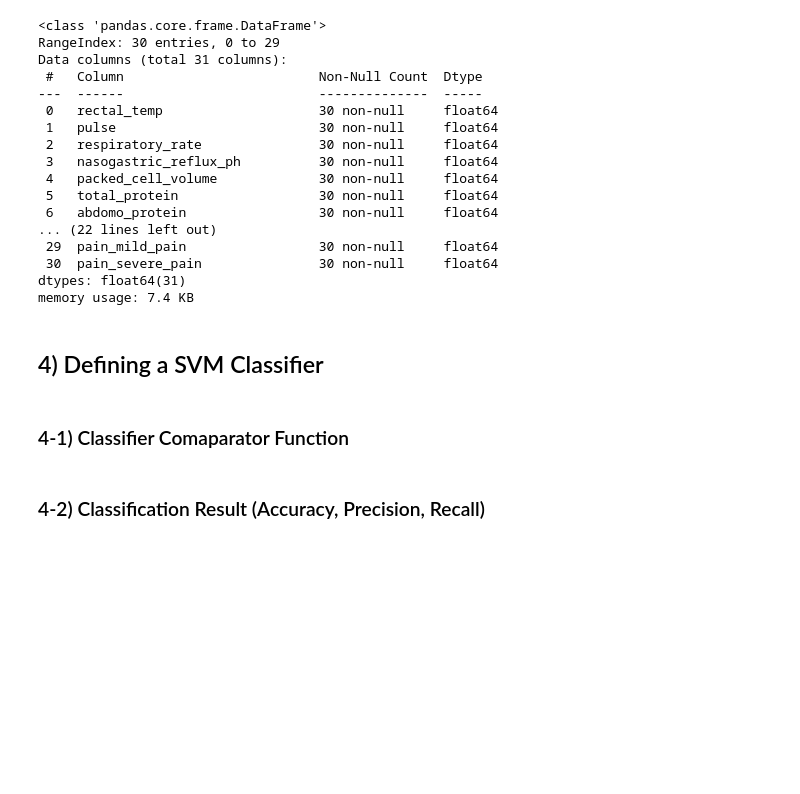
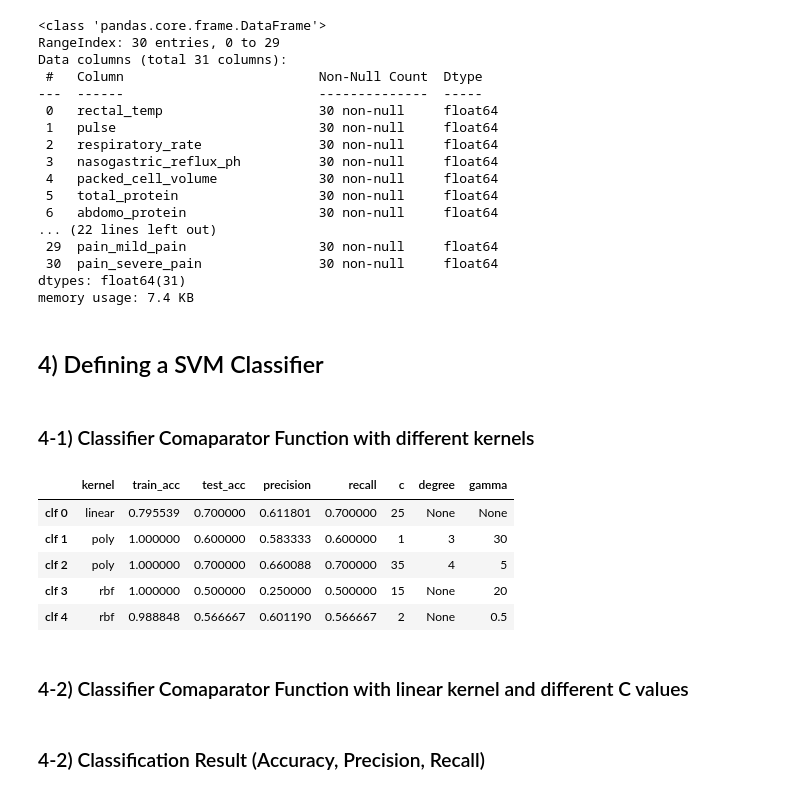
Before and after one commit to MehranZdi/horse_survival, a Jupyter notebook: horse_survival.ipynb, the cells around one changed output. Drawn from its saved outputs; the diff is of its cells as text; code cells hidden in the pictures; blank space fills up the shorter version.

Commit message:
add a function to compare classifiers with different kernels.

```diff
--- a/horse_survival.ipynb
+++ b/horse_survival.ipynb
@@ -398,7 +403,57 @@ memory usage: 7.4 KB
 # %% [markdown]
 ## 4) Defining a SVM Classifier
 # %% [markdown]
-### 4-1) Classifier Comaparator Function
+### 4-1) Classifier Comaparator Function with different kernels
+# %%
+def kernel_comparator(clf_num, c, kernel, x_train, y_train, x_test, y_test, degree=-1, gamma=-1):
+    history = dict()
+    if gamma > 0 and degree < 0 :
+        clf = SVC(C = c, kernel=kernel, gamma=gamma)
+        degree='None'
+
+    elif degree > 0 and gamma >0:
+        clf = SVC(C = c, kernel=kernel, degree=degree, gamma=gamma)
+
+    else:
+        clf = SVC(C = c, kernel=kernel)
+        degree = 'None'
+        gamma = 'None'
+
+    clf.fit(x_train, y_train)
+    train_acc = clf.score(x_train, y_train)
+    test_acc = clf.score(x_test, y_test)
+    y_pred = clf.predict(x_test)
+    precision = precision_score(y_test, y_pred, average='weighted')
+    recall = recall_score(y_test, y_pred, average='weighted')
+    history[clf_num] = [kernel, train_acc, test_acc, precision, recall, c, degree, gamma]
+    return history
+# %%
+clf0 = kernel_comparator(0, 25, 'linear', x_train_transformed, y_train, x_test_transformed, y_test)
+clf1 = kernel_comparator(1, 1, 'poly', x_train_transformed, y_train, x_test_transformed, y_test, degree=3, gamma=30)
+clf2 = kernel_comparator(2, 35, 'poly', x_train_transformed, y_train, x_test_transformed, y_test, degree=4, gamma=5)
+clf3 = kernel_comparator(3, 15, 'rbf', x_train_transformed, y_train, x_test_transformed, y_test, gamma=20)
+clf4 = kernel_comparator(4, 2, 'rbf', x_train_transformed, y_train, x_test_transformed, y_test, gamma=0.5)
+# %%
+evals_list = [clf0, clf1, clf2, clf3, clf4]
+histories = {}
+counter = 0
+for dict in evals_list:
+    for key in dict.keys():
+        clf_num = 'clf' + ' ' + str(key)
+        histories[clf_num] = dict[key]
+        counter += 1
+
+model_result = pd.DataFrame(histories.values(), index=histories.keys(), columns=['kernel', 'train_acc', 'test_acc', 'precision', 'recall', 'c', 'degree', 'gamma'])
+model_result
+# %% [output]
+|  | kernel | train_acc | test_acc | precision | recall | c | degree | gamma |
+| clf 0 | linear | 0.795539 | 0.700000 | 0.611801 | 0.700000 | 25 | None | None |
+| clf 1 | poly | 1.000000 | 0.600000 | 0.583333 | 0.600000 | 1 | 3 | 30 |
+| clf 2 | poly | 1.000000 | 0.700000 | 0.660088 | 0.700000 | 35 | 4 | 5 |
+| clf 3 | rbf | 1.000000 | 0.500000 | 0.250000 | 0.500000 | 15 | None | 20 |
+| clf 4 | rbf | 0.988848 | 0.566667 | 0.601190 | 0.566667 | 2 | None | 0.5 |
+# %% [markdown]
+### 4-2) Classifier Comaparator Function with linear kernel and different C values
 # %%
 def make_random(prev_num=0):
     flag = True
```
Also changed, not shown: parts of 10 cells of this notebook.
